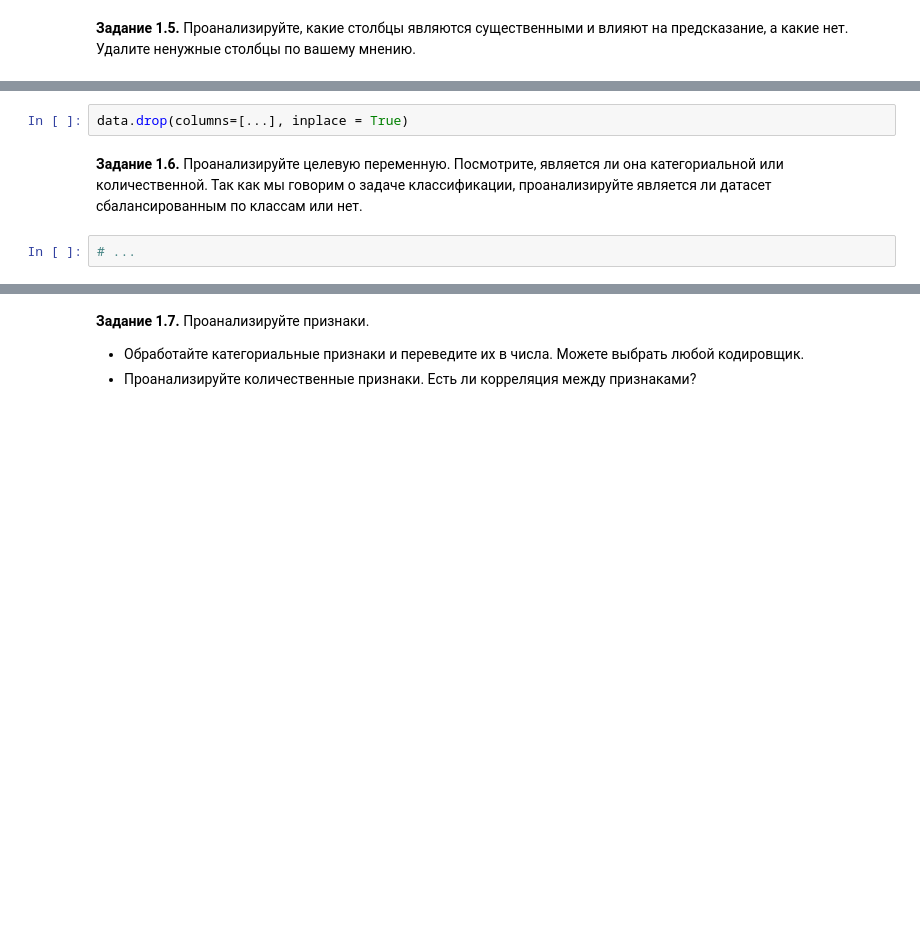
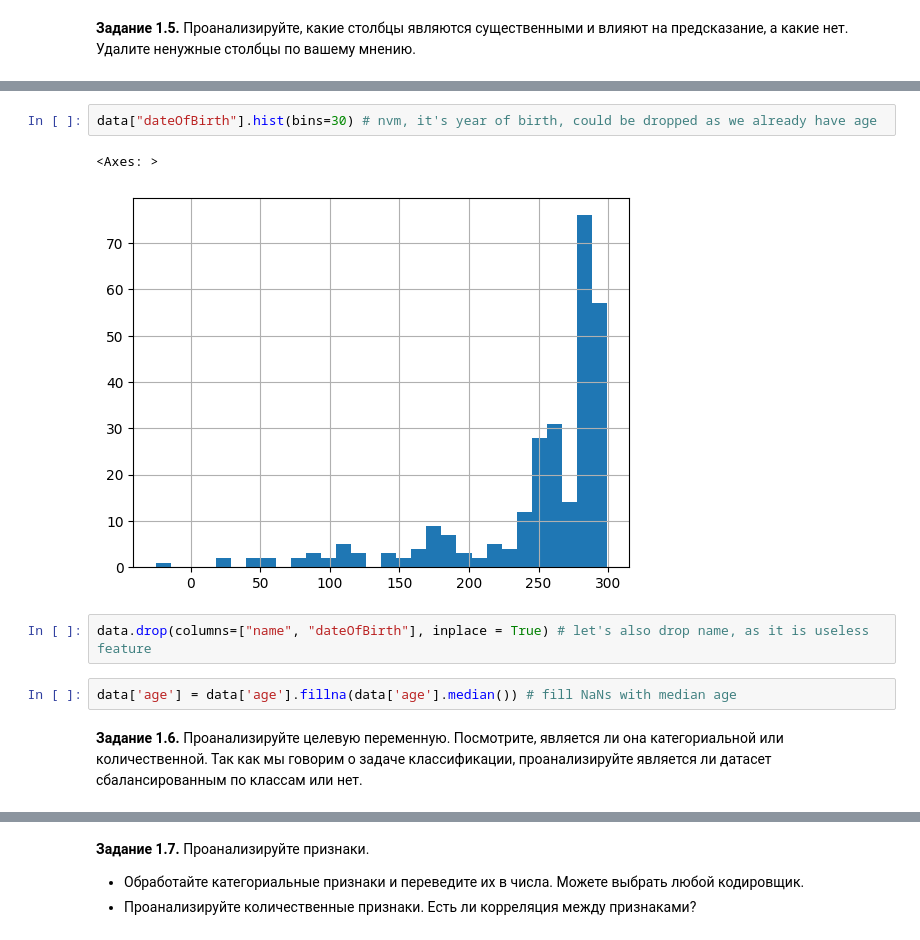
Before and after one commit to ilev-sergey/deep-learning-school, a Jupyter notebook: [homework_4_2_]game_of_thrones_prediction.ipynb, the cells around one changed output, grey strips where cells are left out. Drawn from its saved outputs; the diff is of its cells as text; blank space fills up the shorter version.

```diff
--- a/[homework_4_2_]game_of_thrones_prediction.ipynb
+++ b/[homework_4_2_]game_of_thrones_prediction.ipynb
@@ -177,6 +238,11 @@ cult = {
+# %%
+data["dateOfBirth"].hist(bins=30) # nvm, it's year of birth, could be dropped as we already have age
+# %% [output]
+<Axes: >
+[figure, added]
 # %%
-data.drop(columns=[...], inplace = True)
+data.drop(columns=["name", "dateOfBirth"], inplace = True) # let's also drop name, as it is useless feature
+# %%
+data['age'] = data['age'].fillna(data['age'].median()) # fill NaNs with median age
 # %% [markdown]
 **Задание 1.6.** Проанализируйте целевую переменную. Посмотрите, является ли она категориальной или количественной. Так как мы говорим о задаче классификации, проанализируйте является ли датасет сбалансированным по классам или нет.
-# %%
-# ...
```
Also changed, not shown: parts of 32 cells of this notebook.
